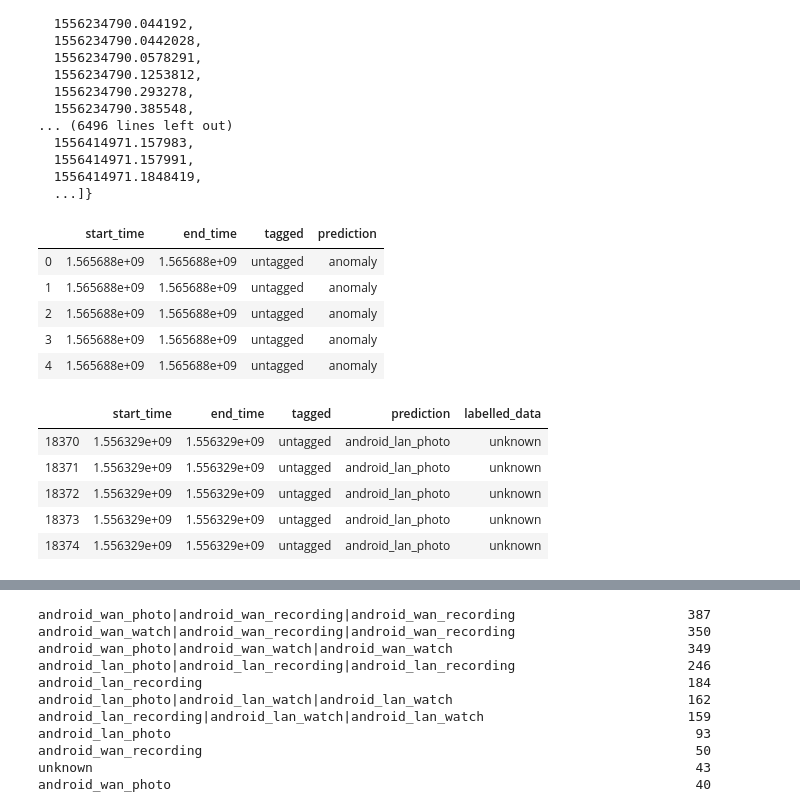
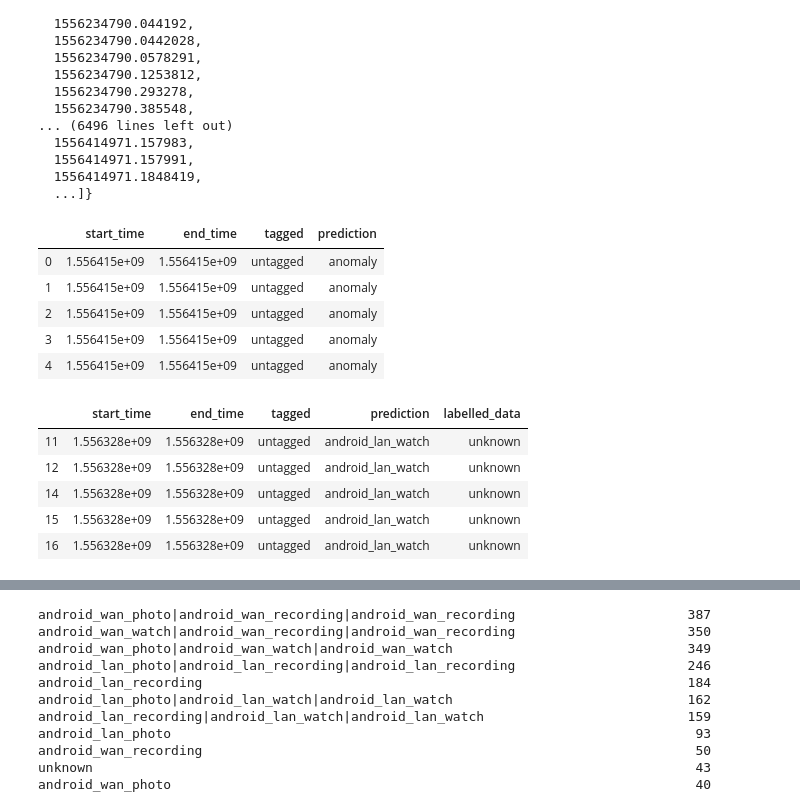
Before and after one commit to akmenon1996/intl-iot, a Jupyter notebook: model/untagged-data-notebooks/Results.ipynb, the cells around one changed output, grey strips where cells are left out. Cells and saved outputs as stored; diff of their text form; code cells hidden in the pictures.

Commit message:
"Adding untagged data evaluation files."

```diff
--- a/model/untagged-data-notebooks/Results.ipynb
+++ b/model/untagged-data-notebooks/Results.ipynb
@@ -48,15 +48,15 @@ time_dict
   1556414971.1848419,
   ...]}
 # %%
-results = pd.read_csv('/Users/abhijit/Desktop/GIT_Projects/intl-iot/anomaly_data_new/results/model_results.csv')
+results = pd.read_csv('/Volumes/Abhijit-Seagate/Data_iot/results_yi_camera/results/model_results.csv')
 results.head()
 # %% [output]
 |  | start_time | end_time | tagged | prediction |
-| 0 | 1.565688e+09 | 1.565688e+09 | untagged | anomaly |
-| 1 | 1.565688e+09 | 1.565688e+09 | untagged | anomaly |
-| 2 | 1.565688e+09 | 1.565688e+09 | untagged | anomaly |
-| 3 | 1.565688e+09 | 1.565688e+09 | untagged | anomaly |
-| 4 | 1.565688e+09 | 1.565688e+09 | untagged | anomaly |
+| 0 | 1.556415e+09 | 1.556415e+09 | untagged | anomaly |
+| 1 | 1.556415e+09 | 1.556415e+09 | untagged | anomaly |
+| 2 | 1.556415e+09 | 1.556415e+09 | untagged | anomaly |
+| 3 | 1.556415e+09 | 1.556415e+09 | untagged | anomaly |
+| 4 | 1.556415e+09 | 1.556415e+09 | untagged | anomaly |
 # %%
 results['labelled_data'] = 'unknown'
 # %%
@@ -64,11 +64,11 @@ test_label = results[results['prediction']!='anomaly']
 test_label.head()
 # %% [output]
 |  | start_time | end_time | tagged | prediction | labelled_data |
-| 18370 | 1.556329e+09 | 1.556329e+09 | untagged | android_lan_photo | unknown |
-| 18371 | 1.556329e+09 | 1.556329e+09 | untagged | android_lan_photo | unknown |
-| 18372 | 1.556329e+09 | 1.556329e+09 | untagged | android_lan_photo | unknown |
-| 18373 | 1.556329e+09 | 1.556329e+09 | untagged | android_lan_photo | unknown |
-| 18374 | 1.556329e+09 | 1.556329e+09 | untagged | android_lan_photo | unknown |
+| 11 | 1.556328e+09 | 1.556328e+09 | untagged | android_lan_watch | unknown |
+| 12 | 1.556328e+09 | 1.556328e+09 | untagged | android_lan_watch | unknown |
+| 14 | 1.556328e+09 | 1.556328e+09 | untagged | android_lan_watch | unknown |
+| 15 | 1.556328e+09 | 1.556328e+09 | untagged | android_lan_watch | unknown |
+| 16 | 1.556328e+09 | 1.556328e+09 | untagged | android_lan_watch | unknown |
 # %%
 num_rows = 0
 for index, row in test_label.iterrows():
```
Also changed, not shown: parts of 3 cells of this notebook.
